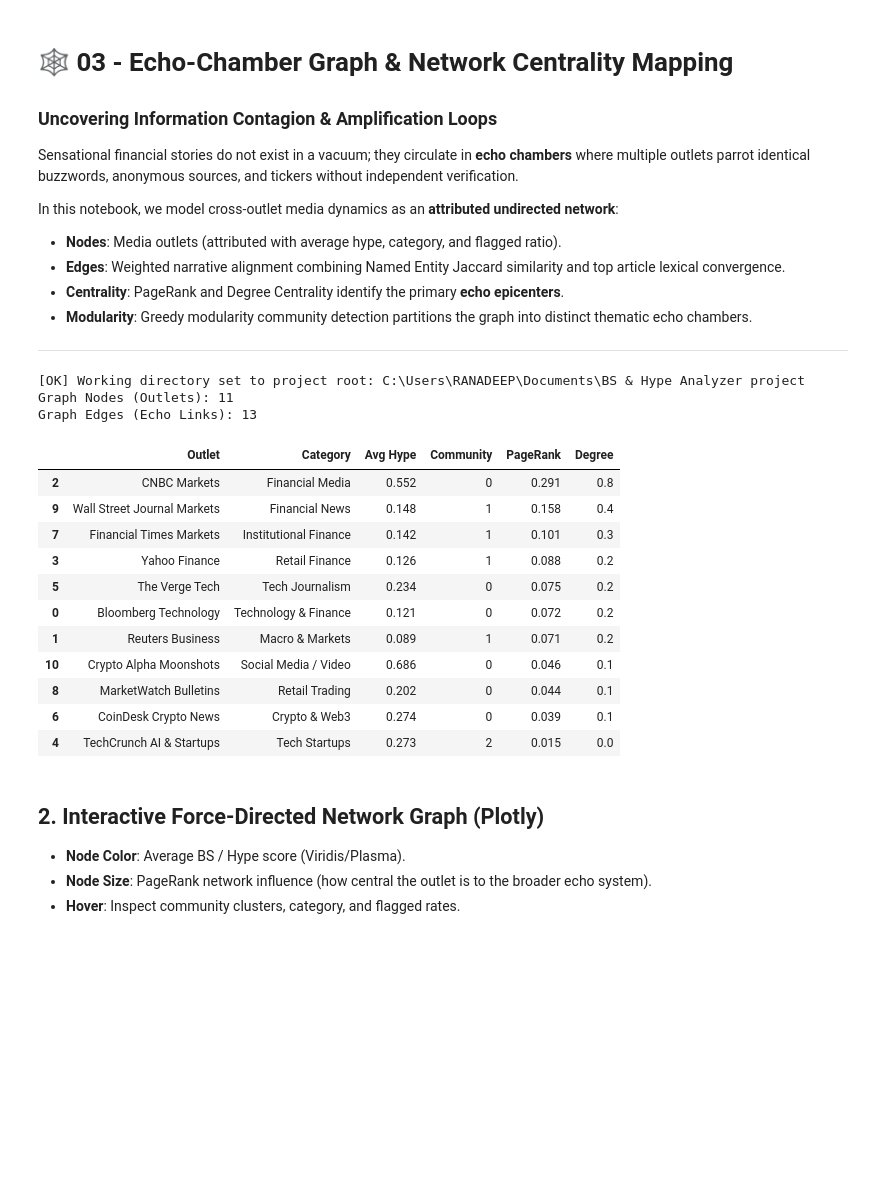
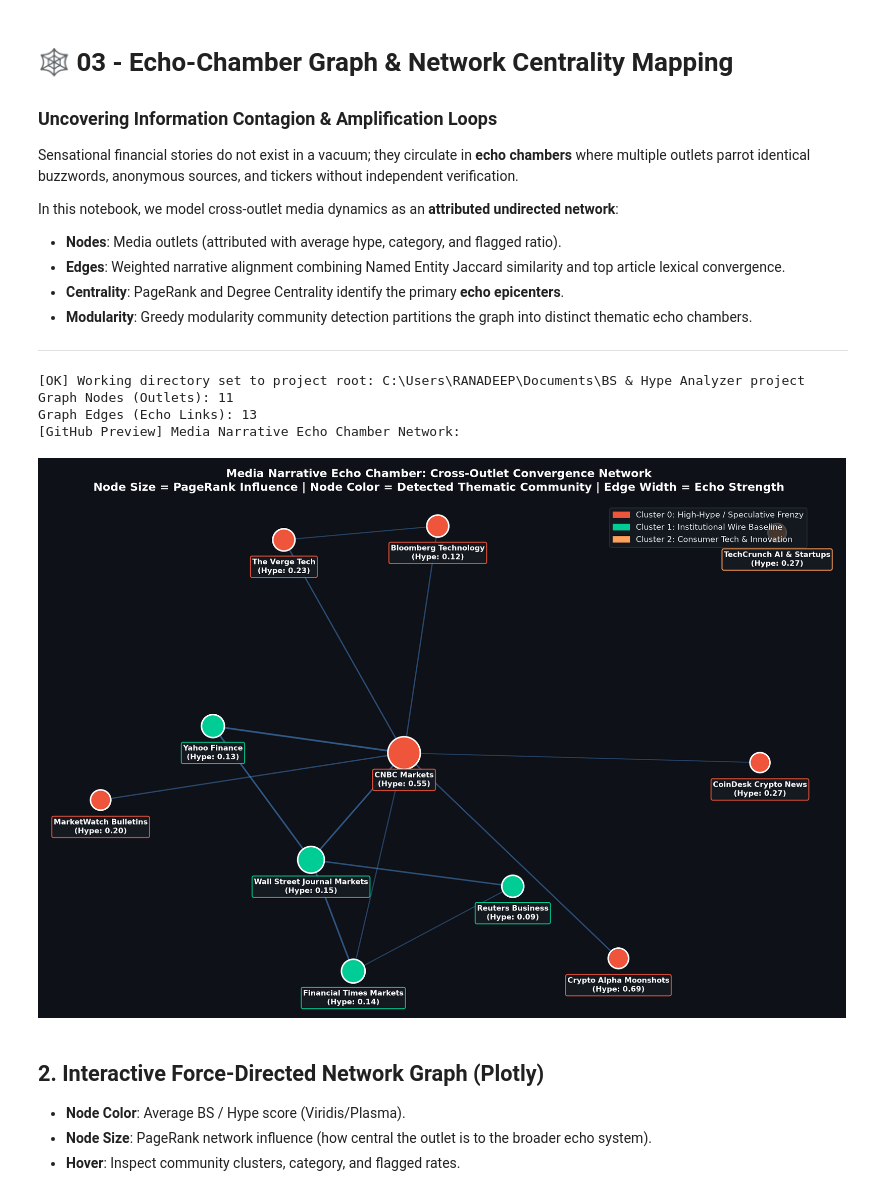
Before and after one commit to unknown404-practice/bs-hype-analyzer, a Jupyter notebook: notebooks/03_echo_chamber_graph.ipynb, the cells around one changed output. Cells and saved outputs as stored; diff of their text form; code cells hidden in the pictures; blank space fills up the shorter version.

```diff
--- a/notebooks/03_echo_chamber_graph.ipynb
+++ b/notebooks/03_echo_chamber_graph.ipynb
@@ -35,45 +35,40 @@ from src.viz import plot_echo_chamber_network_plotly, export_pyvis_network_html,
 features_path = PROCESSED_DATA_DIR / 'sample_features.parquet'
 if features_path.exists():
     df = pd.read_parquet(features_path)
 else:
     df = pd.read_csv(PROCESSED_DATA_DIR / 'sample_features.csv')
 
 # Build Echo-Chamber Graph
 builder = EchoChamberGraphBuilder()
 G = builder.build_outlet_graph(df, edge_threshold=0.15)
 
 print(f'Graph Nodes (Outlets): {len(G.nodes)}')
 print(f'Graph Edges (Echo Links): {len(G.edges)}')
 
 summary_data = []
 for node, data in G.nodes(data=True):
     summary_data.append({
         'Outlet': node,
         'Category': data.get('category'),
         'Avg Hype': data.get('avg_hype_score'),
         'Community': data.get('community'),
         'PageRank': data.get('pagerank'),
         'Degree': data.get('degree_centrality')
     })
 
 df_nodes = pd.DataFrame(summary_data).sort_values(by='PageRank', ascending=False)
 df_nodes
+
+# Static Network Graph Snapshot (renders natively on GitHub)
+from IPython.display import Image, display
+print('[GitHub Preview] Media Narrative Echo Chamber Network:')
+display(Image(filename=str(FIGURES_DIR / 'echo_chamber_labeled.png'), width=900))
 # %% [output]
 [OK] Working directory set to project root: C:\Users\RANADEEP\Documents\BS & Hype Analyzer project
 Graph Nodes (Outlets): 11
 Graph Edges (Echo Links): 13
+[GitHub Preview] Media Narrative Echo Chamber Network:
-|  | Outlet | Category | Avg Hype | Community | PageRank | Degree |
-| 2 | CNBC Markets | Financial Media | 0.552 | 0 | 0.291 | 0.8 |
-| 9 | Wall Street Journal Markets | Financial News | 0.148 | 1 | 0.158 | 0.4 |
-| 7 | Financial Times Markets | Institutional Finance | 0.142 | 1 | 0.101 | 0.3 |
-| 3 | Yahoo Finance | Retail Finance | 0.126 | 1 | 0.088 | 0.2 |
-| 5 | The Verge Tech | Tech Journalism | 0.234 | 0 | 0.075 | 0.2 |
-| 0 | Bloomberg Technology | Technology & Finance | 0.121 | 0 | 0.072 | 0.2 |
-| 1 | Reuters Business | Macro & Markets | 0.089 | 1 | 0.071 | 0.2 |
-| 10 | Crypto Alpha Moonshots | Social Media / Video | 0.686 | 0 | 0.046 | 0.1 |
-| 8 | MarketWatch Bulletins | Retail Trading | 0.202 | 0 | 0.044 | 0.1 |
-| 6 | CoinDesk Crypto News | Crypto & Web3 | 0.274 | 0 | 0.039 | 0.1 |
-| 4 | TechCrunch AI & Startups | Tech Startups | 0.273 | 2 | 0.015 | 0.0 |
+[figure, added]
 # %% [markdown]
 ## 2. Interactive Force-Directed Network Graph (Plotly)
 
```
Also changed, not shown: parts of 2 cells of this notebook, 8 other files.
